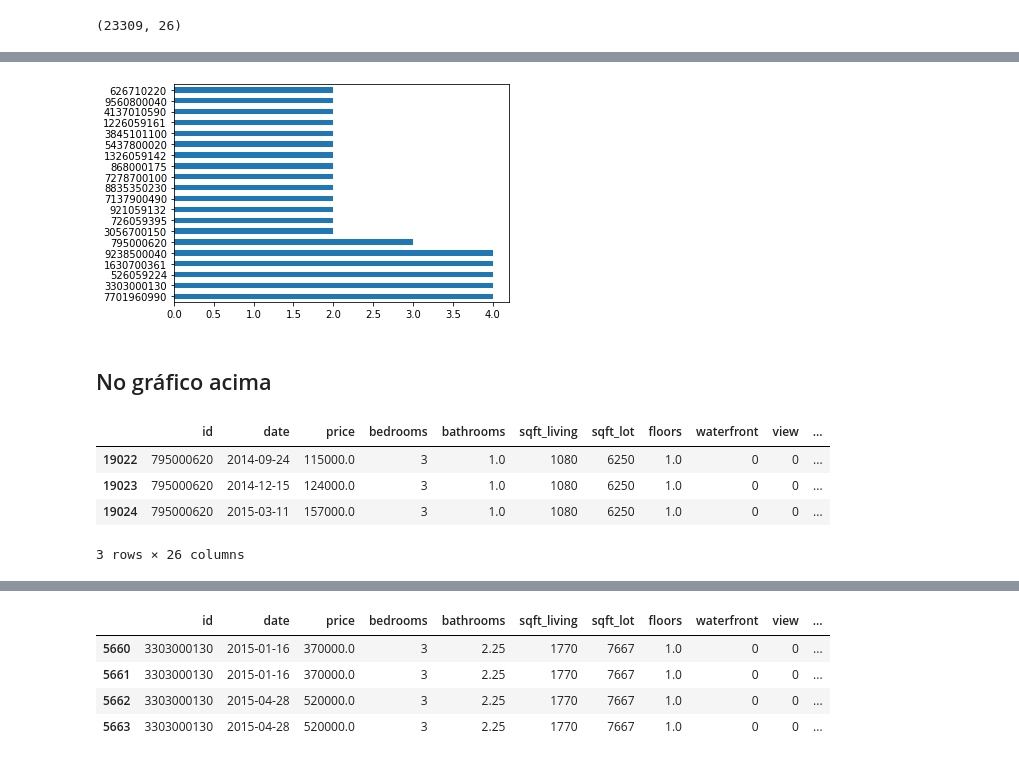
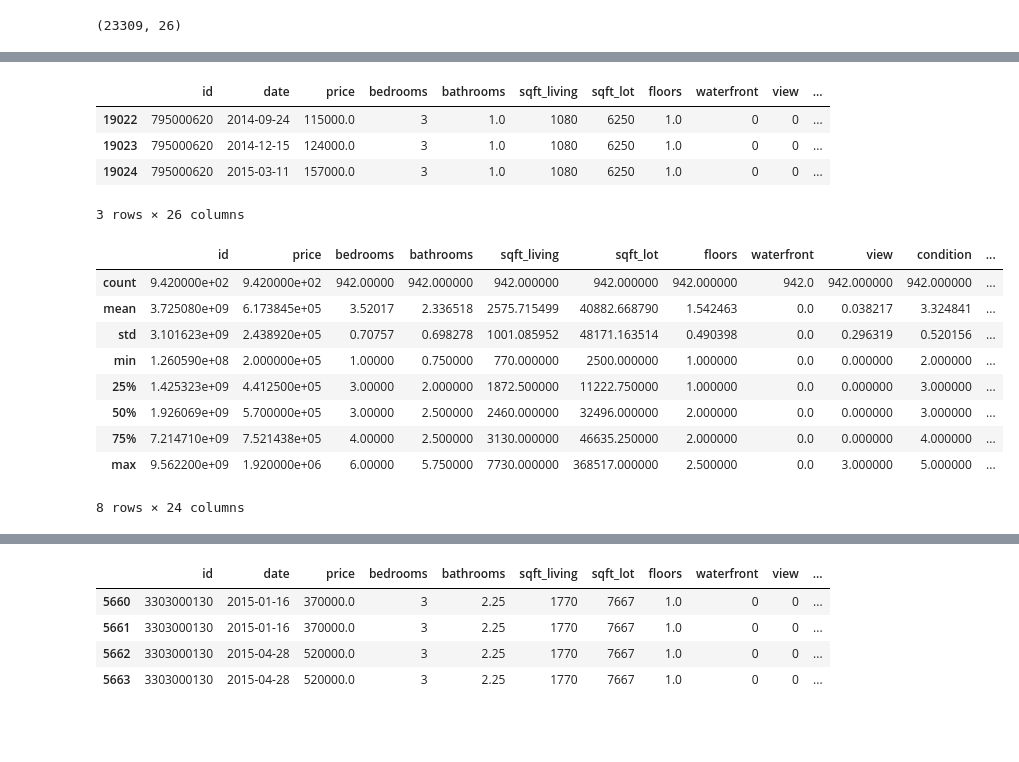
Before and after one commit to ramon-santana-silva/miniprojeto01, a Jupyter notebook: roofimoveis.ipynb, the cells around one changed output, grey strips where cells are left out. Saved outputs shown, nothing was run; the diff lists cells and outputs as text; code cells hidden in the pictures; blank space fills up the shorter version.

```diff
--- a/roofimoveis.ipynb
+++ b/roofimoveis.ipynb
@@ -285,11 +282,5 @@ O imóvel de id 795000620 da cidade SEATTLE	  que está no gráfico tem as segui
 *   liquidez de venda do dia 15-12-2014 a 	11-03-2015(aproximadamente 4 meses)	 com uma retabilidade de 26,61%
 *   quantidade de quartos:3
-# %%
-id_counts.plot.barh();
-# %% [output]
-[figure, removed]
-# %% [markdown]
-<h2>No gráfico acima
 # %%
 df[df['id']==795000620]
 # %% [output]
@@ -298,3 +289,16 @@ df[df['id']==795000620]
 | 19023 | 795000620 | 2014-12-15 | 124000.0 | 3 | 1.0 | 1080 | 6250 | 1.0 | 0 | 0 | ... |
 | 19024 | 795000620 | 2015-03-11 | 157000.0 | 3 | 1.0 | 1080 | 6250 | 1.0 | 0 | 0 | ... |
 3 rows × 26 columns
+# %%
+df[df['PREFERRED_CITY']=='WOODINVILLE'].describe()
+# %% [output]
+|  | id | price | bedrooms | bathrooms | sqft_living | sqft_lot | floors | waterfront | view | condition | ... |
+| count | 9.420000e+02 | 9.420000e+02 | 942.00000 | 942.000000 | 942.000000 | 942.000000 | 942.000000 | 942.0 | 942.000000 | 942.000000 | ... |
+| mean | 3.725080e+09 | 6.173845e+05 | 3.52017 | 2.336518 | 2575.715499 | 40882.668790 | 1.542463 | 0.0 | 0.038217 | 3.324841 | ... |
+| std | 3.101623e+09 | 2.438920e+05 | 0.70757 | 0.698278 | 1001.085952 | 48171.163514 | 0.490398 | 0.0 | 0.296319 | 0.520156 | ... |
+| min | 1.260590e+08 | 2.000000e+05 | 1.00000 | 0.750000 | 770.000000 | 2500.000000 | 1.000000 | 0.0 | 0.000000 | 2.000000 | ... |
+| 25% | 1.425323e+09 | 4.412500e+05 | 3.00000 | 2.000000 | 1872.500000 | 11222.750000 | 1.000000 | 0.0 | 0.000000 | 3.000000 | ... |
+| 50% | 1.926069e+09 | 5.700000e+05 | 3.00000 | 2.500000 | 2460.000000 | 32496.000000 | 2.000000 | 0.0 | 0.000000 | 3.000000 | ... |
+| 75% | 7.214710e+09 | 7.521438e+05 | 4.00000 | 2.500000 | 3130.000000 | 46635.250000 | 2.000000 | 0.0 | 0.000000 | 4.000000 | ... |
+| max | 9.562200e+09 | 1.920000e+06 | 6.00000 | 5.750000 | 7730.000000 | 368517.000000 | 2.500000 | 0.0 | 3.000000 | 5.000000 | ... |
+8 rows × 24 columns
```
Also changed, not shown: parts of 8 cells of this notebook.
